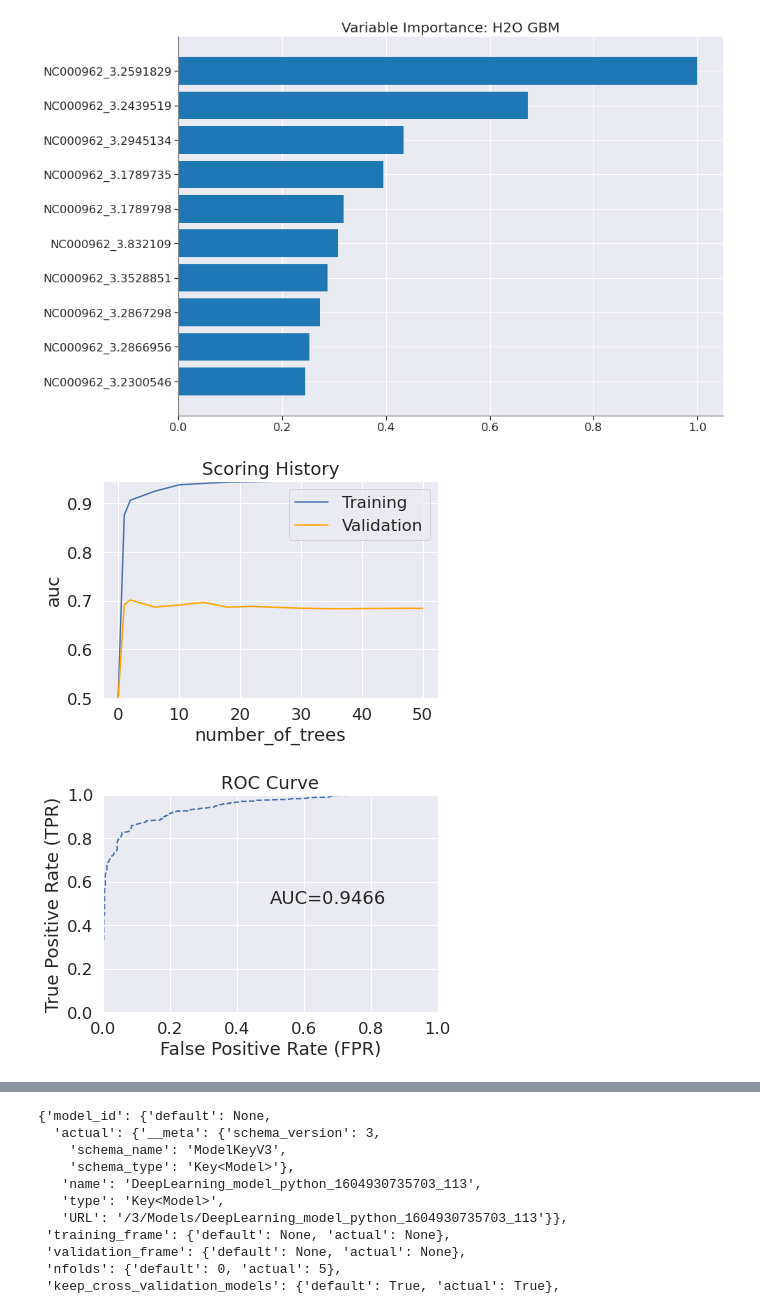
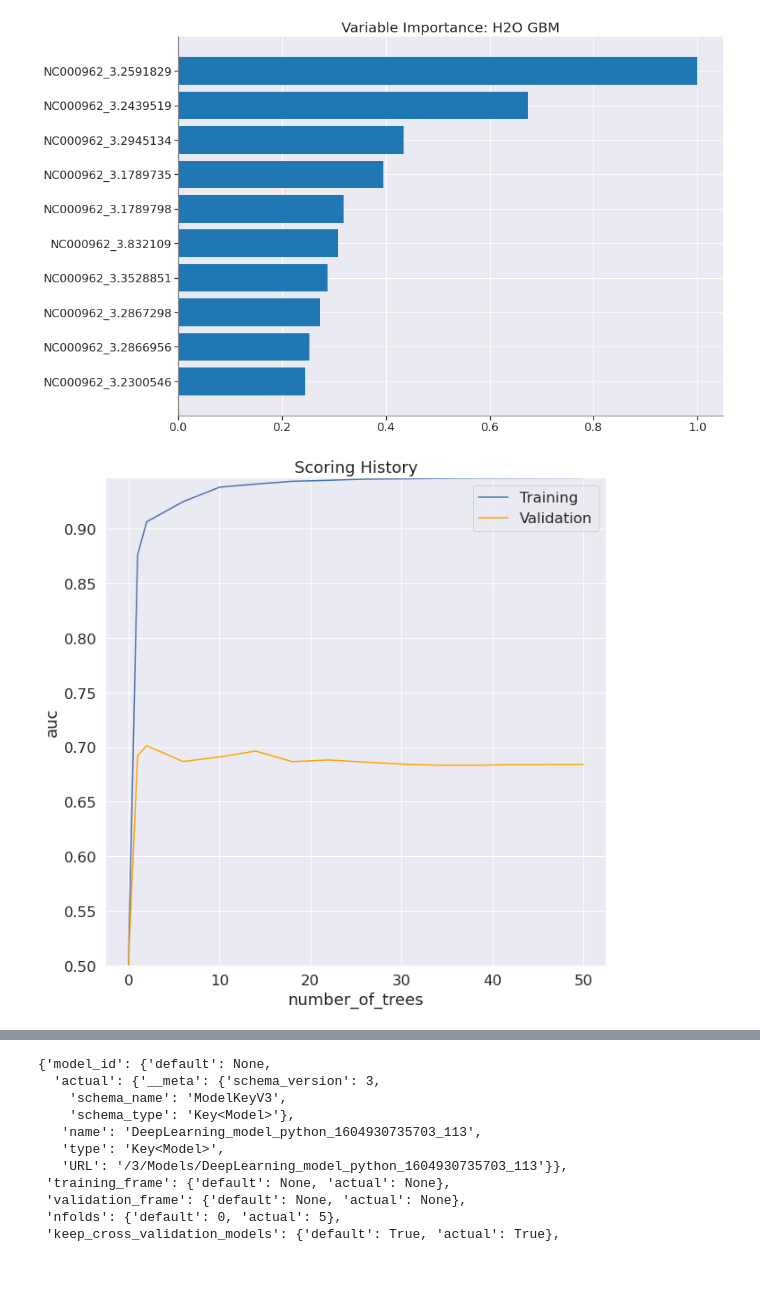
Before and after one commit to abhi18av/LJMU_Masters_Dissertation, a Jupyter notebook: src/notebooks/FINAL/007_model_inspection_with_without_pca.ipynb, the cells around one changed output, grey strips where cells are left out. Saved outputs shown, nothing was run; the diff lists cells and outputs as text; code cells hidden in the pictures; blank space fills up the shorter version.

Commit message:
inspecting the model sorting

```diff
--- a/src/notebooks/FINAL/007_model_inspection_with_without_pca.ipynb
+++ b/src/notebooks/FINAL/007_model_inspection_with_without_pca.ipynb
@@ -387,10 +770,8 @@ top_gbm.varimp_plot()
 # %% [output]
 [figure]
 # %%
+plt.figure(figsize=(10,10))
+
 top_gbm.plot(metric='auc')
 # %% [output]
-[figure, old version]
+[figure, new version]
-# %%
-top_gbm.model_performance().plot()
-# %% [output]
-[figure, removed]
```
Also changed, not shown: parts of 33 cells of this notebook, 2 other files.
